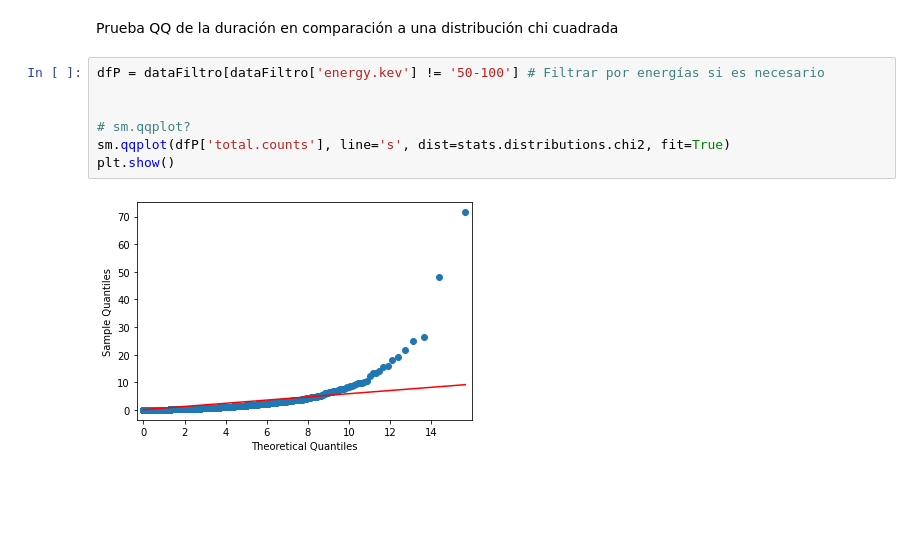
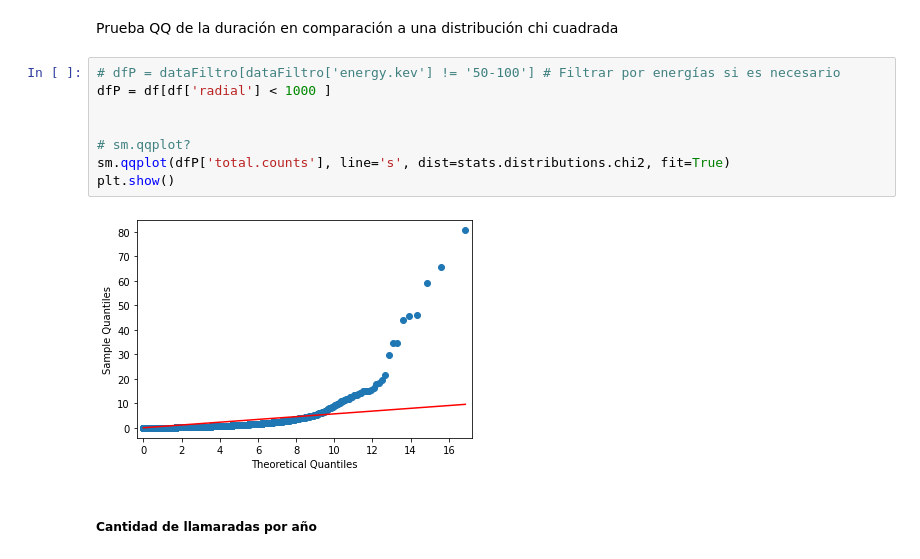
Before and after one commit to Exploratory-Data-Analiysis/Exam_1, a Jupyter notebook: ParcialFC.ipynb, the cells around one changed output. Saved outputs shown, nothing was run; the diff lists cells and outputs as text; blank space fills up the shorter version.

```diff
--- a/ParcialFC.ipynb
+++ b/ParcialFC.ipynb
@@ -248,13 +245,16 @@ De esta manera, se encuentra la distribución de densidad para la duración de l
 # %% [markdown]
 Prueba QQ de la duración en comparación a una distribución chi cuadrada
 # %%
-dfP = dataFiltro[dataFiltro['energy.kev'] != '50-100'] # Filtrar por energías si es necesario
+# dfP = dataFiltro[dataFiltro['energy.kev'] != '50-100'] # Filtrar por energías si es necesario
+dfP = df[df['radial'] < 1000 ]
 
 
 # sm.qqplot?
 sm.qqplot(dfP['total.counts'], line='s', dist=stats.distributions.chi2, fit=True)
 plt.show()
 # %% [output]
-[figure, old version]
+[figure, new version]
+# %% [markdown]
+##### **Cantidad de llamaradas por año**
 # %%
 dataFiltro.loc['2002-02']
```
Also changed, not shown: parts of 17 cells of this notebook.
